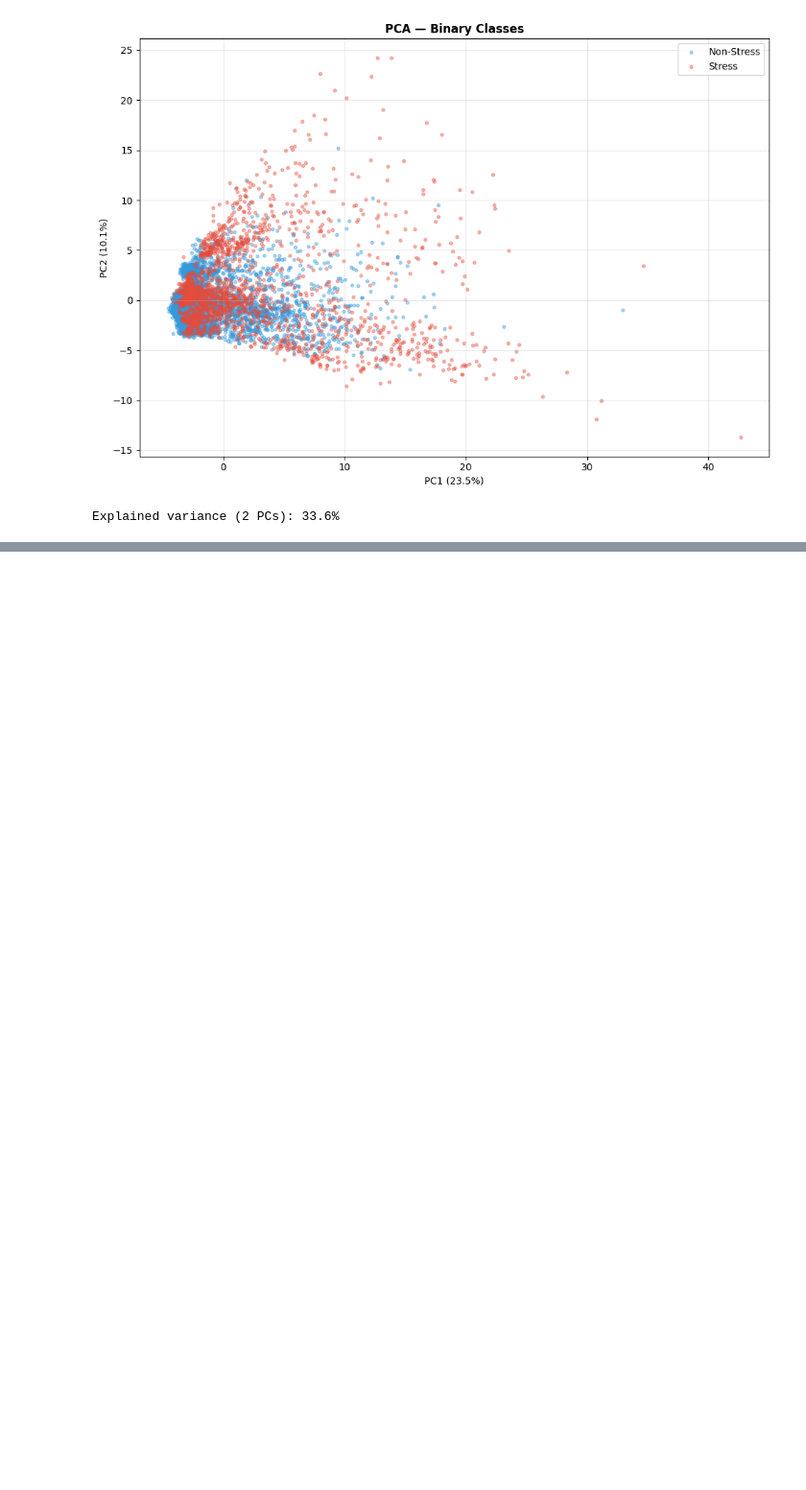
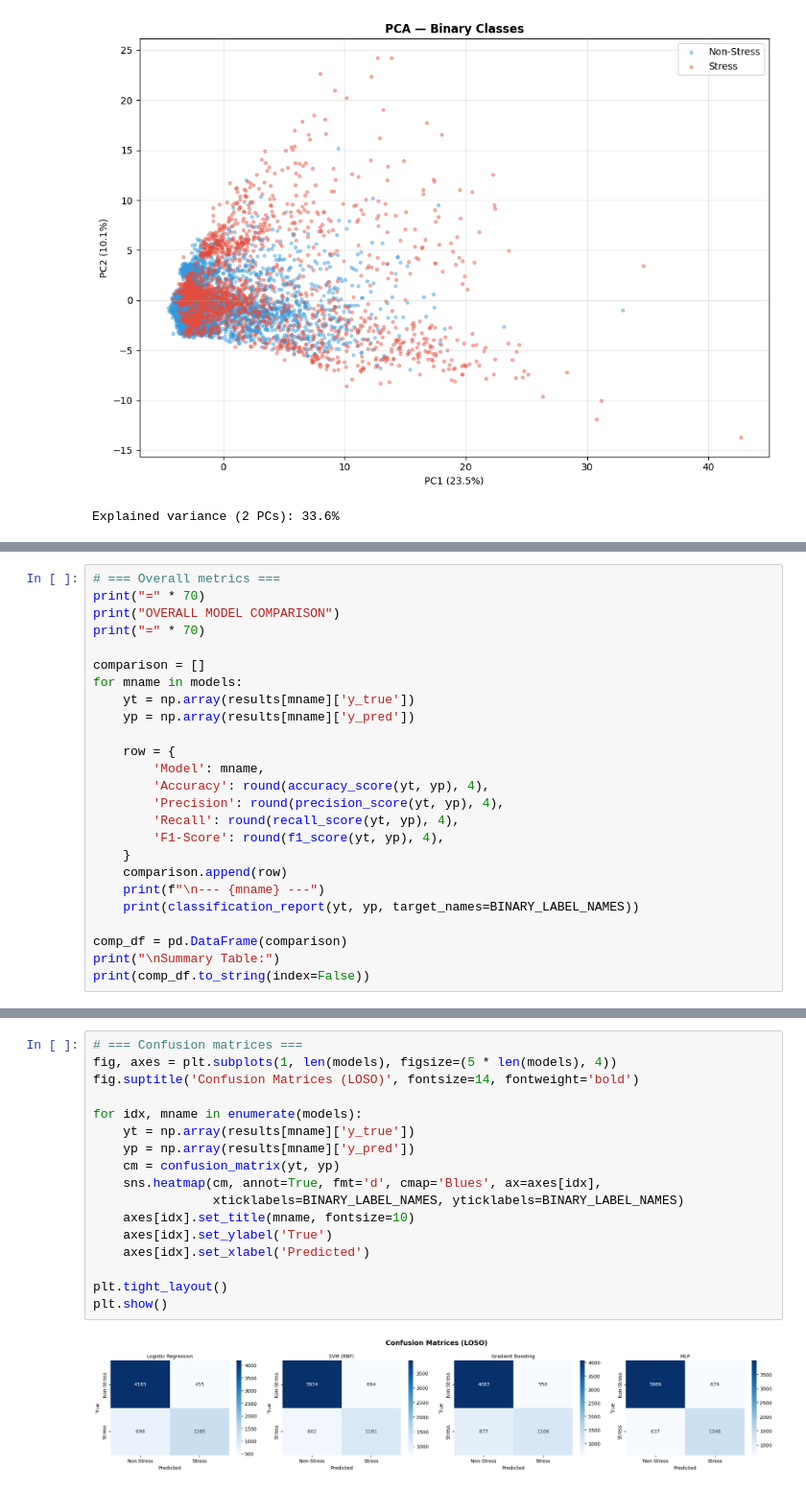
Before and after one commit to ManuCa93/healthcare_final, a Jupyter notebook: wesad_stress_detection.ipynb, the cells around one changed output, grey strips where cells are left out. Shown at 96% size. Cells and saved outputs as stored; diff of their text form; blank space fills up the shorter version.

Commit message:
model implementation + evaluation

```diff
--- a/wesad_stress_detection.ipynb
+++ b/wesad_stress_detection.ipynb
@@ -344,0 +431,25 @@ Explained variance (2 PCs): 33.6%
+# %%
+# === Overall metrics ===
+print("=" * 70)
+print("OVERALL MODEL COMPARISON")
+print("=" * 70)
+
+comparison = []
+for mname in models:
+    yt = np.array(results[mname]['y_true'])
+    yp = np.array(results[mname]['y_pred'])
+
+    row = {
+        'Model': mname,
+        'Accuracy': round(accuracy_score(yt, yp), 4),
+        'Precision': round(precision_score(yt, yp), 4),
+        'Recall': round(recall_score(yt, yp), 4),
+        'F1-Score': round(f1_score(yt, yp), 4),
+    }
+    comparison.append(row)
+    print(f"\n--- {mname} ---")
+    print(classification_report(yt, yp, target_names=BINARY_LABEL_NAMES))
+
+comp_df = pd.DataFrame(comparison)
+print("\nSummary Table:")
+print(comp_df.to_string(index=False))
@@ -344,0 +474,19 @@ Explained variance (2 PCs): 33.6%
+# %%
+# === Confusion matrices ===
+fig, axes = plt.subplots(1, len(models), figsize=(5 * len(models), 4))
+fig.suptitle('Confusion Matrices (LOSO)', fontsize=14, fontweight='bold')
+
+for idx, mname in enumerate(models):
+    yt = np.array(results[mname]['y_true'])
+    yp = np.array(results[mname]['y_pred'])
+    cm = confusion_matrix(yt, yp)
+    sns.heatmap(cm, annot=True, fmt='d', cmap='Blues', ax=axes[idx],
+                xticklabels=BINARY_LABEL_NAMES, yticklabels=BINARY_LABEL_NAMES)
+    axes[idx].set_title(mname, fontsize=10)
+    axes[idx].set_ylabel('True')
+    axes[idx].set_xlabel('Predicted')
+
+plt.tight_layout()
+plt.show()
+# %% [output]
+[figure, added]
```
Also changed, not shown: parts of 11 cells of this notebook.
